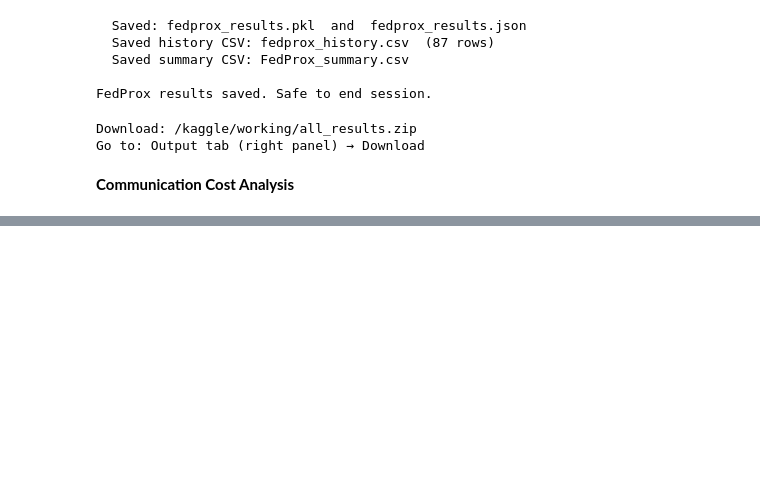
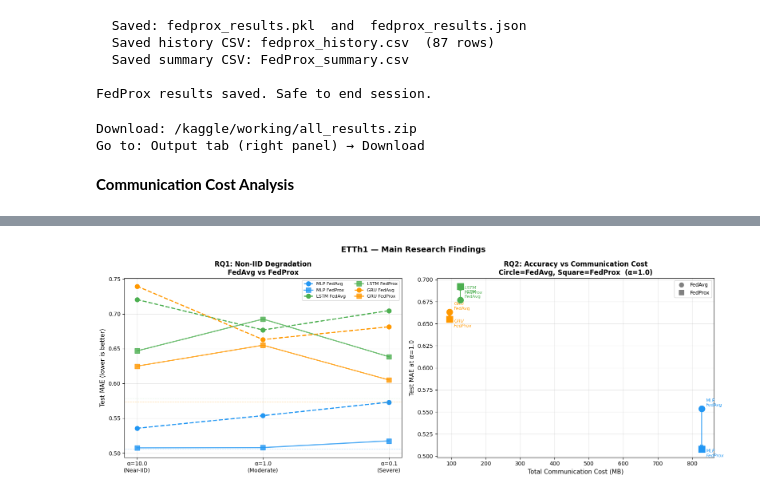
Before and after one commit to mittalnikita/Federated-Learning, a Jupyter notebook: notebooks/FL-ETTh1-Experiment.ipynb, the cells around one changed output, grey strips where cells are left out. Drawn from its saved outputs; the diff is of its cells as text; code cells hidden in the pictures; blank space fills up the shorter version.

```diff
--- a/notebooks/FL-ETTh1-Experiment.ipynb
+++ b/notebooks/FL-ETTh1-Experiment.ipynb
@@ -1416,0 +1722,95 @@ Go to: Output tab (right panel) → Download
+# %%
+fig, axes = plt.subplots(1, 2, figsize=(16, 6))
+
+# ── Plot 1: Non-IID Degradation (RQ1) ───────────────────────────
+ax1    = axes[0]
+colors = {'MLP': '#2196F3', 'LSTM': '#4CAF50', 'GRU': '#FF9800'}
+alphas = [10.0, 1.0, 0.1]
+x_pos  = [0, 1, 2]
+
+for name in ['MLP', 'LSTM', 'GRU']:
+    fa_maes = [fedavg_results[name][a]['mae']  for a in alphas]
+    fp_maes = [fedprox_results[name][a]['mae'] for a in alphas]
+    color   = colors[name]
+
+    ax1.plot(x_pos, fa_maes, color=color, linewidth=2,
+             marker='o', markersize=8,
+             linestyle='--', label=f'{name} FedAvg')
+    ax1.plot(x_pos, fp_maes, color=color, linewidth=2,
+             marker='s', markersize=8,
+             linestyle='-',  label=f'{name} FedProx',
+             alpha=0.8)
+
+    # Centralized baseline dot
+    cent = centralized_results_v2[name]['mae']
+    ax1.axhline(y=cent, color=color, linewidth=0.8,
+                linestyle=':', alpha=0.5)
+
+ax1.set_xticks(x_pos)
+ax1.set_xticklabels(['α=10.0\n(Near-IID)',
+                      'α=1.0\n(Moderate)',
+                      'α=0.1\n(Severe)'], fontsize=10)
+ax1.set_ylabel('Test MAE (lower is better)', fontsize=11)
+ax1.set_title('RQ1: Non-IID Degradation\nFedAvg vs FedProx',
+              fontsize=12, fontweight='bold')
+ax1.legend(fontsize=8, ncol=2)
+ax1.grid(True, alpha=0.3)
+
+# ── Plot 2: Pareto Frontier (RQ2) ───────────────────────────────
+ax2 = axes[1]
+
+for name in ['MLP', 'LSTM', 'GRU']:
+    n_params = param_counts[name]
+    comm_mb  = compute_comm_cost_mb(n_params)
+    color    = colors[name]
+
+    # Plot FedAvg and FedProx at α=1.0 (realistic setting)
+    fa_mae = fedavg_results[name][1.0]['mae']
+    fp_mae = fedprox_results[name][1.0]['mae']
+
+    ax2.scatter(comm_mb, fa_mae, color=color, s=120,
+                marker='o', zorder=5)
+    ax2.scatter(comm_mb, fp_mae, color=color, s=120,
+                marker='s', zorder=5)
+    ax2.annotate(f'{name}\nFedAvg',
+                 (comm_mb, fa_mae),
+                 textcoords='offset points',
+                 xytext=(8, 4), fontsize=8, color=color)
+    ax2.annotate(f'{name}\nFedProx',
+                 (comm_mb, fp_mae),
+                 textcoords='offset points',
+                 xytext=(8, -14), fontsize=8, color=color,
+                 style='italic')
+
+    # Arrow showing FedProx improvement
+    ax2.annotate('', xy=(comm_mb, fp_mae),
+                 xytext=(comm_mb, fa_mae),
+                 arrowprops=dict(arrowstyle='->', color=color,
+                                 lw=1.5))
+
+ax2.set_xlabel('Total Communication Cost (MB)', fontsize=11)
+ax2.set_ylabel('Test MAE at α=1.0', fontsize=11)
+ax2.set_title('RQ2: Accuracy vs Communication Cost\n'
+              'Circle=FedAvg, Square=FedProx  (α=1.0)',
+              fontsize=12, fontweight='bold')
+ax2.grid(True, alpha=0.3)
+
+# Add legend for shapes
+from matplotlib.lines import Line2D
+legend_elements = [
+    Line2D([0], [0], marker='o', color='gray',
+           label='FedAvg',  markersize=8, linestyle='None'),
+    Line2D([0], [0], marker='s', color='gray',
+           label='FedProx', markersize=8, linestyle='None')
+]
+ax2.legend(handles=legend_elements, fontsize=9)
+
+plt.suptitle('ETTh1 — Main Research Findings',
+             fontsize=14, fontweight='bold')
+plt.tight_layout()
+plt.savefig('/kaggle/working/main_findings_etth1.png',
+            dpi=150, bbox_inches='tight')
+plt.show()
+print("Main findings plot saved.")
+# %% [output]
+[figure, added]
```
Also changed, not shown: parts of 8 cells of this notebook.
